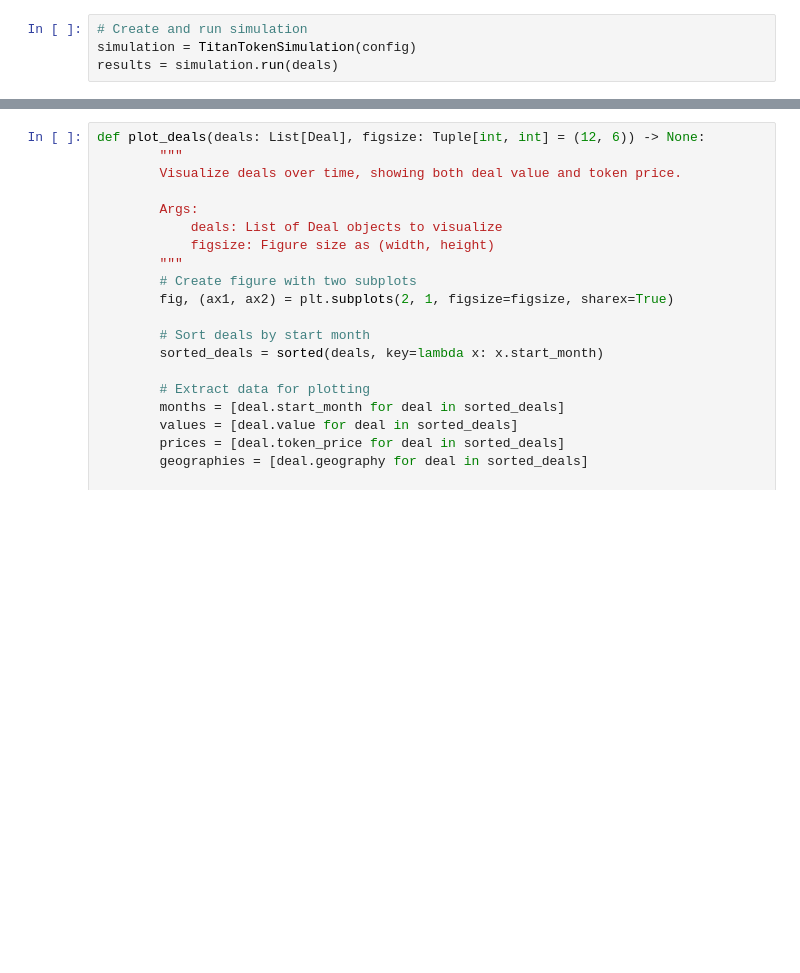
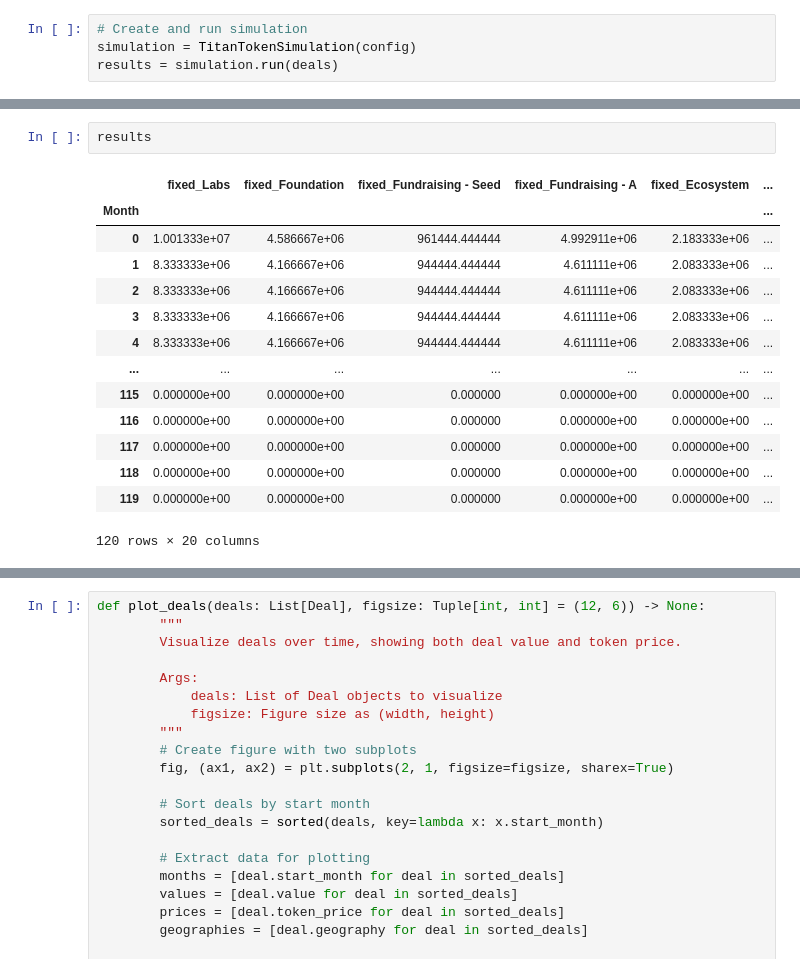
Before and after one commit to CELtd/titan, a Jupyter notebook: notebooks/network_sim.ipynb, the cells around one changed output, grey strips where cells are left out. Saved outputs shown, nothing was run; the diff lists cells and outputs as text; blank space fills up the shorter version.

```diff
--- a/notebooks/network_sim.ipynb
+++ b/notebooks/network_sim.ipynb
@@ -176,3 +180,20 @@ Deal(value=24981.6047538945, start_month=92, geography='Asia', token_price=0.007
+# %%
+results
+# %% [output]
+|  | fixed_Labs | fixed_Foundation | fixed_Fundraising - Seed | fixed_Fundraising - A | fixed_Ecosystem | ... |
+| Month |  |  |  |  |  | ... |
+| 0 | 1.001333e+07 | 4.586667e+06 | 961444.444444 | 4.992911e+06 | 2.183333e+06 | ... |
+| 1 | 8.333333e+06 | 4.166667e+06 | 944444.444444 | 4.611111e+06 | 2.083333e+06 | ... |
+| 2 | 8.333333e+06 | 4.166667e+06 | 944444.444444 | 4.611111e+06 | 2.083333e+06 | ... |
+| 3 | 8.333333e+06 | 4.166667e+06 | 944444.444444 | 4.611111e+06 | 2.083333e+06 | ... |
+| 4 | 8.333333e+06 | 4.166667e+06 | 944444.444444 | 4.611111e+06 | 2.083333e+06 | ... |
+| ... | ... | ... | ... | ... | ... | ... |
+| 115 | 0.000000e+00 | 0.000000e+00 | 0.000000 | 0.000000e+00 | 0.000000e+00 | ... |
+| 116 | 0.000000e+00 | 0.000000e+00 | 0.000000 | 0.000000e+00 | 0.000000e+00 | ... |
+| 117 | 0.000000e+00 | 0.000000e+00 | 0.000000 | 0.000000e+00 | 0.000000e+00 | ... |
+| 118 | 0.000000e+00 | 0.000000e+00 | 0.000000 | 0.000000e+00 | 0.000000e+00 | ... |
+| 119 | 0.000000e+00 | 0.000000e+00 | 0.000000 | 0.000000e+00 | 0.000000e+00 | ... |
+120 rows × 20 columns
 # %%
 fig, axs = plt.subplots(3, 3, figsize=(11, 8), sharex=True)
 
```
Also changed, not shown: parts of 8 cells of this notebook, 2 other files.
